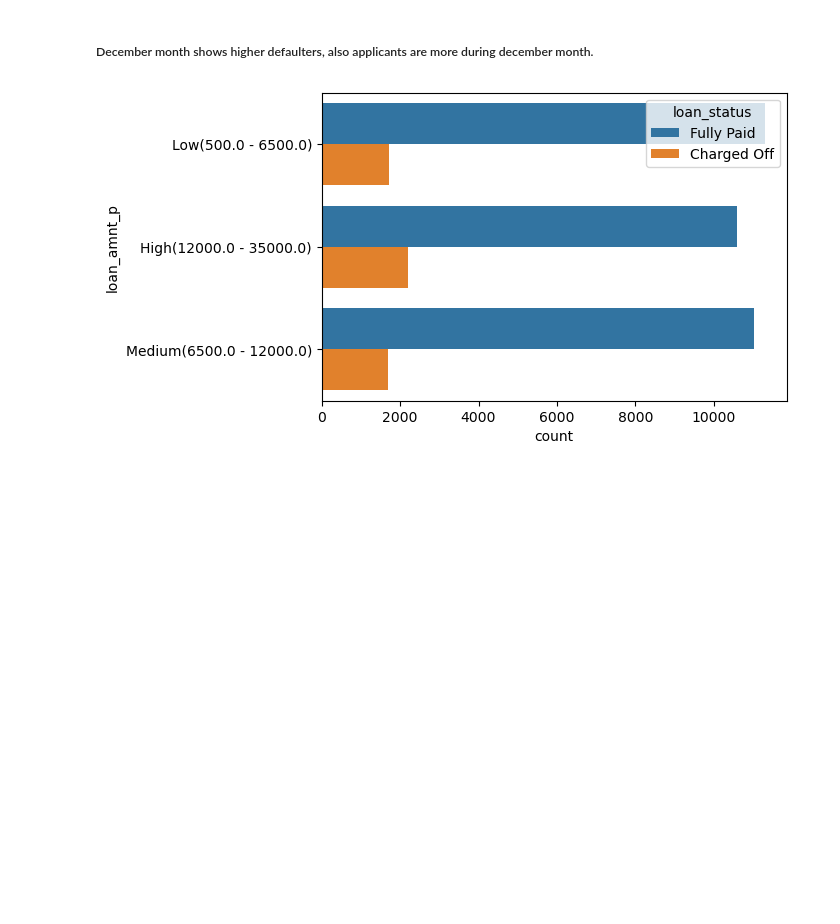
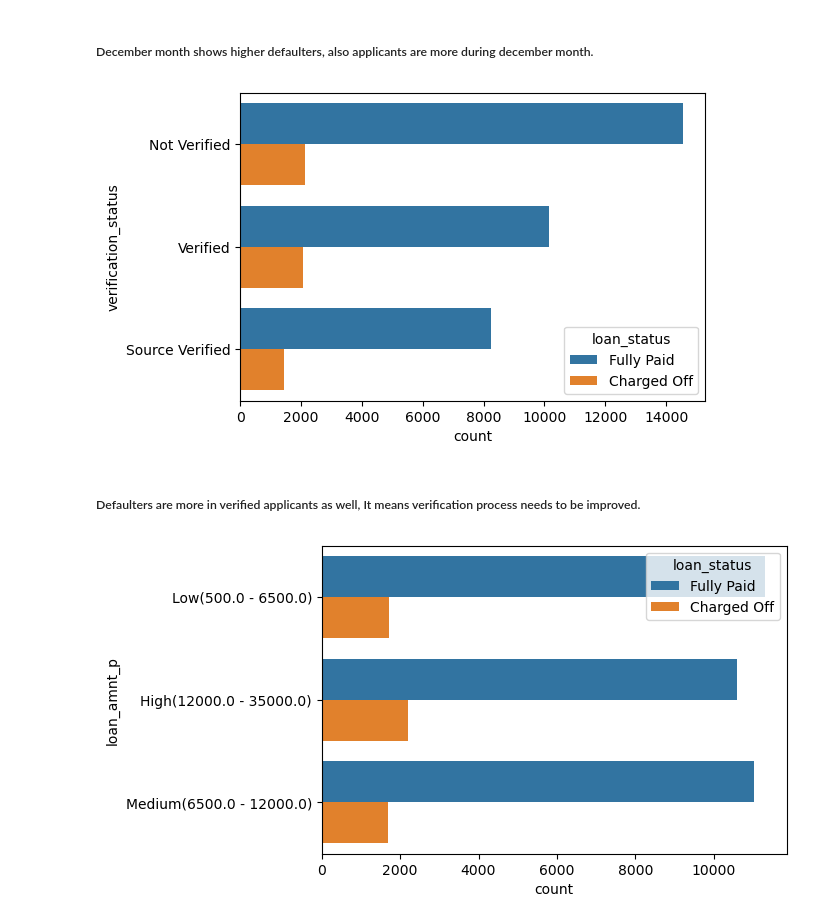
Before and after one commit to ransn/lending_club_case_study, a Jupyter notebook: Lending_club_case_study_final.ipynb, the cells around one changed output. Saved outputs shown, nothing was run; the diff lists cells and outputs as text; code cells hidden in the pictures; blank space fills up the shorter version.

```diff
--- a/Lending_club_case_study_final.ipynb
+++ b/Lending_club_case_study_final.ipynb
@@ -716,6 +712,15 @@ plt.show()
 [figure]
 # %% [markdown]
 ##### December month shows higher defaulters, also applicants are more during december month.
+# %%
+fig, ax = plt.subplots(figsize=(6, 4))
+hue_order = list(['Fully Paid', 'Charged Off'])
+sns.countplot(data=loan, y='verification_status', hue='loan_status', hue_order=hue_order, order=loan['verification_status'].value_counts().index)
+plt.show()
+# %% [output]
+[figure, added]
+# %% [markdown]
+##### Defaulters are more in verified applicants as well, It means verification process needs to be improved.
 # %%
 qcutpercentile(column='loan_amnt')
 
```
Also changed, not shown: parts of 3 cells of this notebook.
